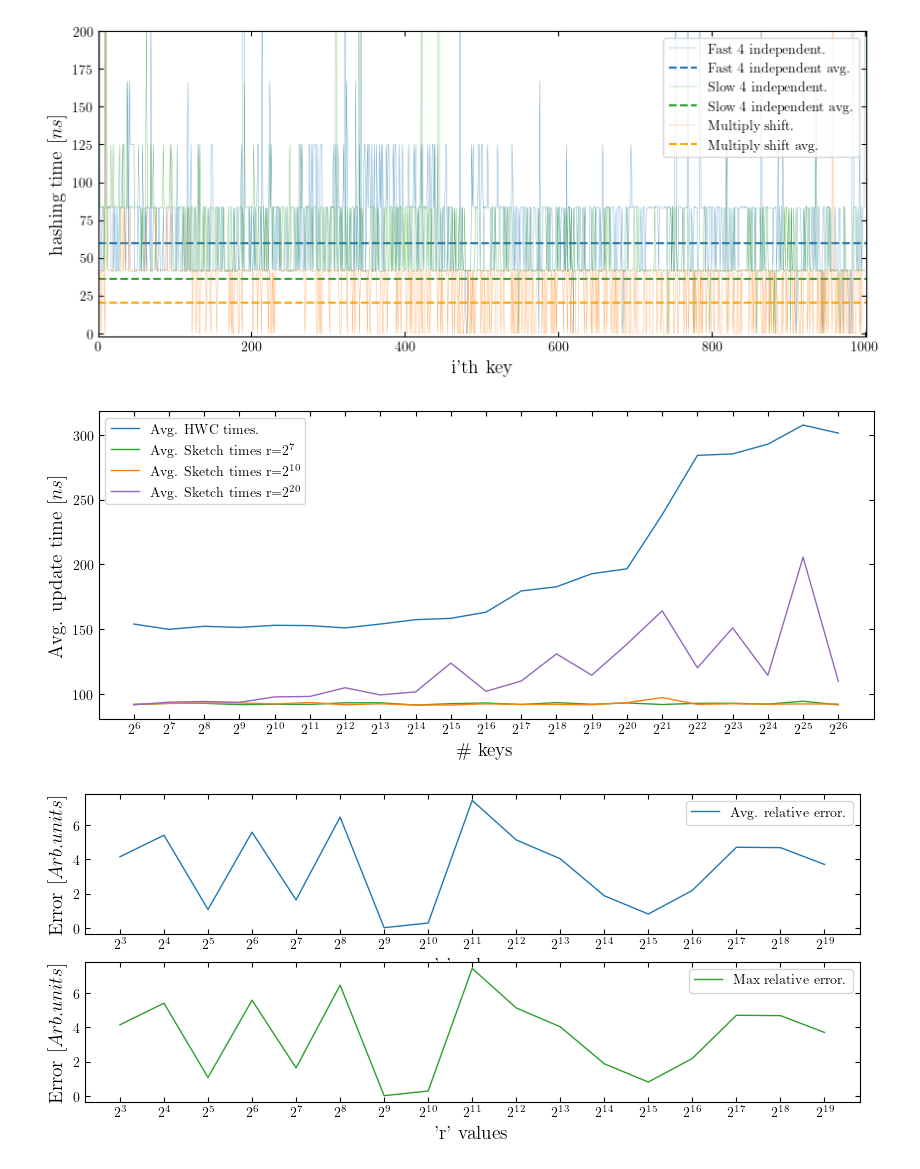
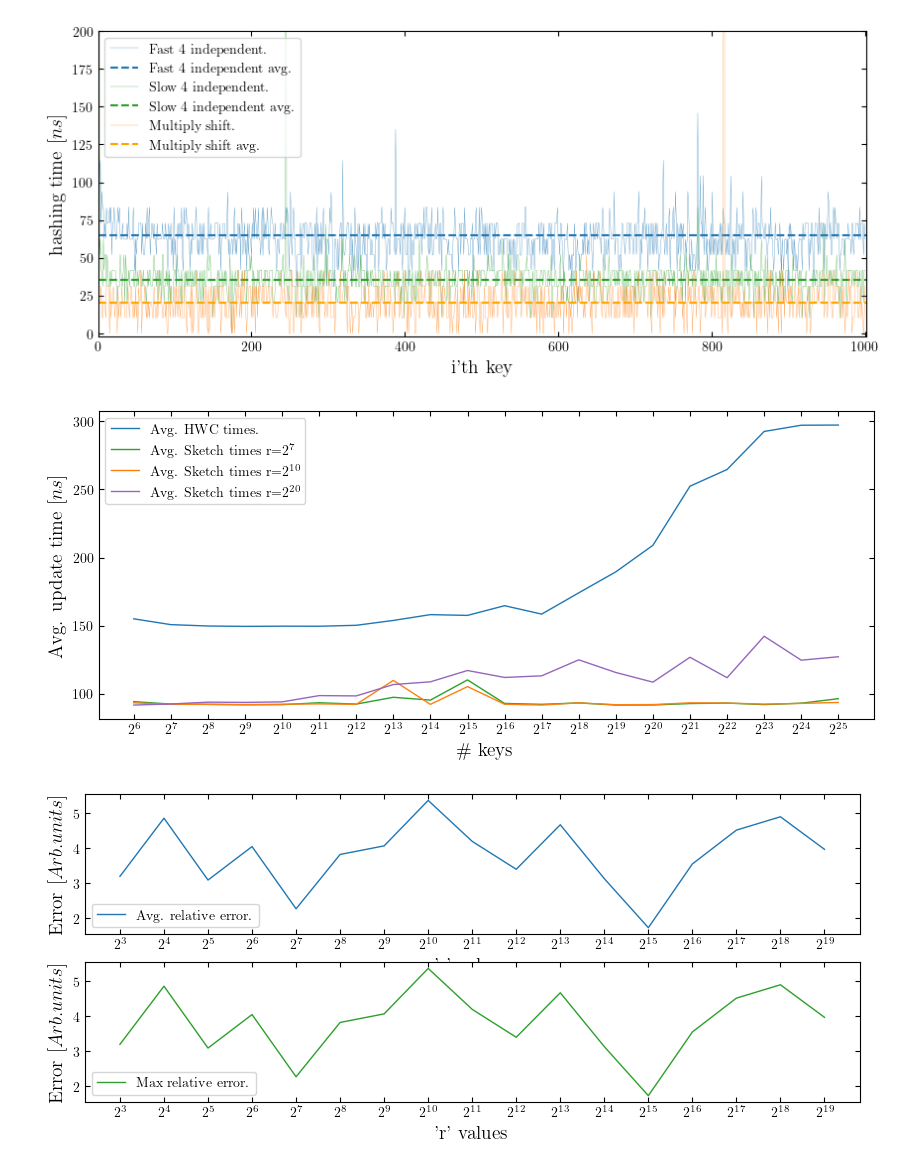
Before and after one commit to seba2390/RandomizedAlgorithms2023, a Jupyter notebook: Project 2/DataVisualization/Plotting.ipynb, the cells around one changed output. Cells and saved outputs as stored; diff of their text form; code cells hidden in the pictures.

```diff
--- a/Project 2/DataVisualization/Plotting.ipynb
+++ b/Project 2/DataVisualization/Plotting.ipynb
@@ -18,46 +18,44 @@ def std_deviation(x_arr) -> float:
 
 def std_error(x_arr) -> float:
     return std_deviation(x_arr) / np.sqrt(len(x_arr))
-# %%
-FILENAME = "../Data/Exercise_5.txt"
-data = np.loadtxt(fname=FILENAME, dtype=float)
-
-n_keys = data[:,0].astype(int)
-fast_4_independent = data[:,1].astype(float)
-slow_4_independent = data[:,2].astype(float)
-multiply_shift = data[:,3].astype(float)
-
-fast_4_independent_avg = np.mean(fast_4_independent)
-fast_4_independent_std_err =std_error(fast_4_independent)
-
-slow_4_independent_avg = np.mean(slow_4_independent)
-slow_4_independent_std_err =std_error(slow_4_independent)
-
-multiply_shift_avg = np.mean(multiply_shift)
-multiply_shift_avg_std_err = std_error(multiply_shift)
+# %%
+DATA_PATH = "../Data/Exercise_5/"
+
+# Avg. over multiple seeds
+n_keys = np.loadtxt(fname=DATA_PATH+os.listdir(DATA_PATH)[0], dtype=float)[:,0].astype(int)
+fast_4_independent, slow_4_independent, multiply_shift = [], [], []
+for FILE_NAME in np.array(os.listdir(DATA_PATH))[np.array(os.listdir(DATA_PATH)) != ".DS_Store"]:
+    data = np.loadtxt(fname=DATA_PATH+FILE_NAME, dtype=float)
+    fast_4_independent.append(data[:,1].astype(float).tolist())
+    slow_4_independent.append(data[:,2].astype(float).tolist())
+    multiply_shift.append(data[:,3].astype(float).tolist())
+
+fast_4_independent_avgs = np.mean(np.array(fast_4_independent),axis=0)
+slow_4_independent_avgs = np.mean(np.array(slow_4_independent),axis=0)
+multiply_shift_avgs     = np.mean(np.array(multiply_shift)    ,axis=0)
 # %%
 fig, ax = plt.subplots(1,1,figsize=(10,4))
 
 first_x_vals = 1000
 
 
-ax.plot(n_keys[:first_x_vals], fast_4_independent[:first_x_vals],color='tab:blue', lw=0.2, label='Fast 4 independent.')
-ax.hlines(fast_4_independent_avg,0,n_keys[first_x_vals],ls='--',color='tab:blue', label='Fast 4 independent avg.')
+ax.plot(n_keys[:first_x_vals], fast_4_independent_avgs[:first_x_vals],color='tab:blue', lw=0.2, label='Fast 4 independent.')
+ax.hlines(np.mean(fast_4_independent_avgs),0,n_keys[first_x_vals],ls='--',color='tab:blue', label='Fast 4 independent avg.')
 
-ax.plot(n_keys[:first_x_vals], slow_4_independent[:first_x_vals],color='tab:green', lw=0.2, label='Slow 4 independent.')
-ax.hlines(slow_4_independent_avg,0,n_keys[first_x_vals],ls='--',color='tab:green', label='Slow 4 independent avg.')
+ax.plot(n_keys[:first_x_vals], slow_4_independent_avgs[:first_x_vals],color='tab:green', lw=0.2, label='Slow 4 independent.')
+ax.hlines(np.mean(slow_4_independent_avgs),0,n_keys[first_x_vals],ls='--',color='tab:green', label='Slow 4 independent avg.')
 
-ax.plot(n_keys[:first_x_vals], multiply_shift[:first_x_vals], lw=0.2, color='tab:orange',label='Multiply shift.')
-ax.hlines(multiply_shift_avg,0,n_keys[first_x_vals],ls='--',color='orange', label='Multiply shift avg.')
+ax.plot(n_keys[:first_x_vals], multiply_shift_avgs[:first_x_vals], lw=0.2, color='tab:orange',label='Multiply shift.')
+ax.hlines(np.mean(multiply_shift_avgs),0,n_keys[first_x_vals],ls='--',color='orange', label='Multiply shift avg.')
 
 
 ax.set_xlabel("i'th key", size=14)
 ax.set_ylabel(r"hashing time $[ns]$", size=14)
 ax.set_ylim(-2,200)
 ax.set_xlim(0,n_keys[first_x_vals])
 
 ax.legend()
 plt.savefig("exercise_5.pdf")
 plt.show()
 # %% [output]
-[figure, old version]
+[figure, new version]
@@ -73,10 +80,10 @@ average_sketch_update_times_3 = data[:,4].astype(float)
 # %%
 fig, ax = plt.subplots(1,1,figsize=(10,4))
 
-ax.plot(n_keys, average_HWC_update_times,color='tab:blue', lw=1, label='Avg. HWC times.')
-ax.plot(n_keys, average_sketch_update_times_1,color='tab:green', lw=1, label=r'Avg. Sketch times r=$2^7$')
-ax.plot(n_keys, average_sketch_update_times_2,color='tab:orange', lw=1, label=r'Avg. Sketch times r=$2^{10}$')
-ax.plot(n_keys, average_sketch_update_times_3,color='tab:purple', lw=1, label=r'Avg. Sketch times r=$2^{20}$')
+ax.plot(n_keys, average_HWC_update_times_avgs,color='tab:blue', lw=1, label='Avg. HWC times.')
+ax.plot(n_keys, average_sketch_update_times_1_avgs,color='tab:green', lw=1, label=r'Avg. Sketch times r=$2^7$')
+ax.plot(n_keys, average_sketch_update_times_2_avgs,color='tab:orange', lw=1, label=r'Avg. Sketch times r=$2^{10}$')
+ax.plot(n_keys, average_sketch_update_times_3_avgs,color='tab:purple', lw=1, label=r'Avg. Sketch times r=$2^{20}$')
 
 ax.set_xlabel("\# keys", size=14)
 ax.set_ylabel(r"Avg. update time $[ns]$", size=14)
@@ -88,10 +95,10 @@ ax.set_xticklabels(['$2^6$','$2^7$',
                     '$2^{14}$','$2^{15}$','$2^{16}$',
                     '$2^{17}$','$2^{18}$','$2^{19}$',
                     '$2^{20}$','$2^{21}$','$2^{22}$',
-                    '$2^{23}$','$2^{24}$','$2^{25}$','$2^{26}$'])
+                    '$2^{23}$','$2^{24}$','$2^{25}$'])
 
 ax.legend()
 plt.savefig("exercise_7.pdf")
 plt.show()
 # %% [output]
-[figure, old version]
+[figure, new version]
@@ -105,7 +118,7 @@ max_relative_errs = data[:,2].astype(float)
 # %%
 fig, ax = plt.subplots(2,1,figsize=(10,4))
 
-ax[0].plot(r_values, avg_relative_errs,color='tab:blue', lw=1, label='Avg. relative error.')
+ax[0].plot(r_values, avg_relative_errs_avgs,color='tab:blue', lw=1, label='Avg. relative error.')
 ax[0].set_xlabel("'r' values", size=14)
 ax[0].set_ylabel(r"Error $[Arb. units]$", size=14)
 ax[0].set_xscale('log',base=2)
@@ -118,7 +131,7 @@ ax[0].set_xticklabels(['$2^3$','$2^4$',
                     '$2^{17}$','$2^{18}$','$2^{19}$'])
 ax[0].legend()
 
-ax[1].plot(r_values, max_relative_errs,color='tab:green', lw=1, label=r'Max relative error.')
+ax[1].plot(r_values, max_relative_errs_avgs,color='tab:green', lw=1, label=r'Max relative error.')
 ax[1].set_xlabel("'r' values", size=14)
 ax[1].set_ylabel(r"Error $[Arb. units]$", size=14)
 ax[1].set_xscale('log',base=2)
@@ -134,4 +147,4 @@ ax[1].legend()
 plt.savefig("exercise_8.pdf")
 plt.show()
 # %% [output]
-[figure, old version]
+[figure, new version]
```
Also changed, not shown: parts of 7 cells of this notebook, 29 other files.
